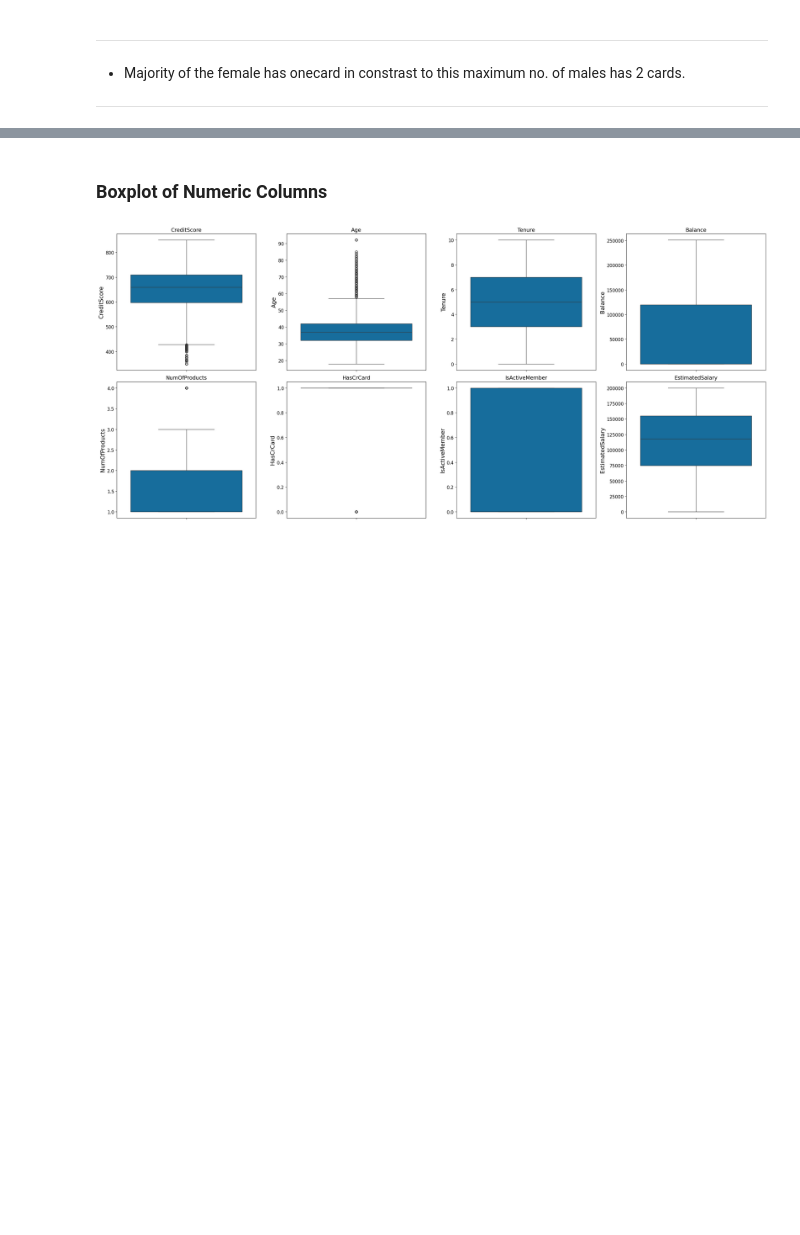
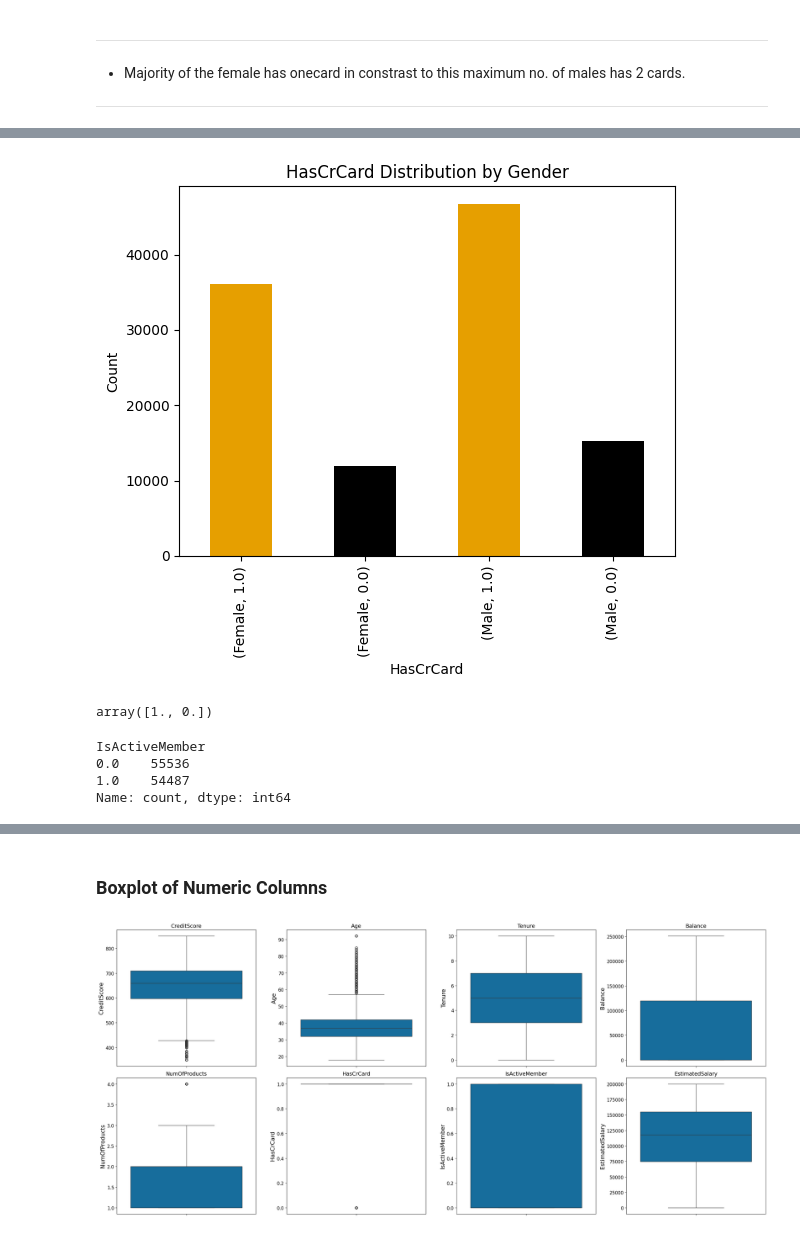
Before and after one commit to Akmal1995/Overview-of-Artificial-Neural-Network, a Jupyter notebook: bank_churn.ipynb, the cells around one changed output, grey strips where cells are left out. Saved outputs shown, nothing was run; the diff lists cells and outputs as text; code cells hidden in the pictures; blank space fills up the shorter version.

```diff
--- a/bank_churn.ipynb
+++ b/bank_churn.ipynb
@@ -454,0 +488,23 @@ plt.show()
+# %%
+# plotting the count of `HasCrCard` column by `Gender`
+df.groupby('Gender')['HasCrCard'].value_counts().plot(kind='bar', color=['#E69F00', '#000000'])
+# Adding the title and labels
+plt.xlabel('HasCrCard')
+plt.ylabel('Count')
+plt.title('HasCrCard Distribution by Gender')
+plt.show()
+# %% [output]
+[figure, added]
+# %%
+# checking the unique values in the `IsActiveMember` column
+df.IsActiveMember.unique()
+# %% [output]
+array([1., 0.])
+# %%
+# checking the count of each unique value in the `IsActiveMember` column
+df.IsActiveMember.value_counts()
+# %% [output]
+IsActiveMember
+0.0    55536
+1.0    54487
+Name: count, dtype: int64
```
Also changed, not shown: parts of 24 cells of this notebook.
